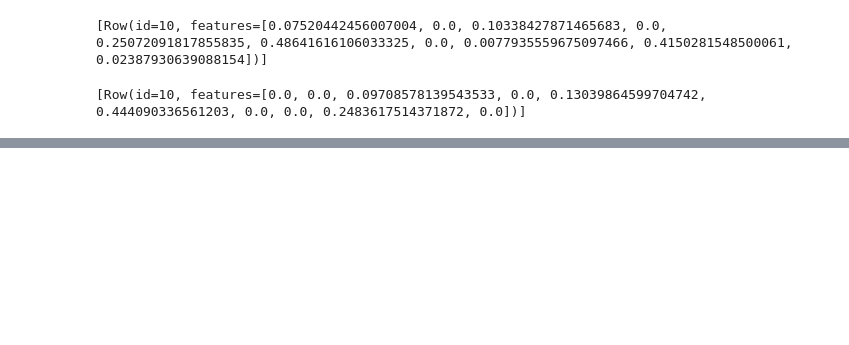
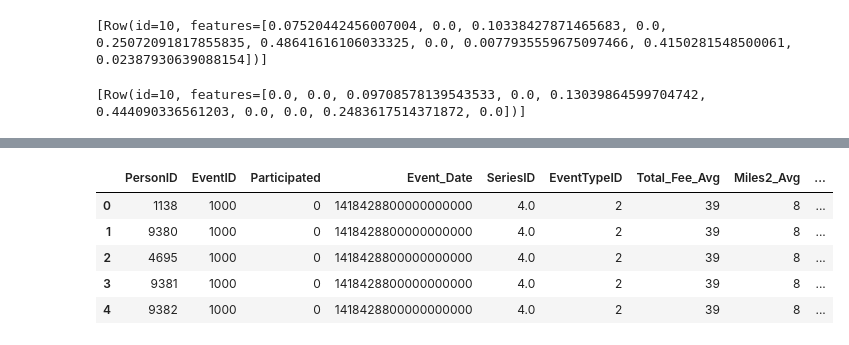
Before and after one commit to gcnuss/trailrun_participation, a Jupyter notebook: model/Model_Development-v2.ipynb, the cells around one changed output, grey strips where cells are left out. Saved outputs shown, nothing was run; the diff lists cells and outputs as text; code cells hidden in the pictures; blank space fills up the shorter version.

```diff
--- a/model/Model_Development-v2.ipynb
+++ b/model/Model_Development-v2.ipynb
@@ -593,7 +599,7 @@ def run_ALS_CV(itemCol, train_data, val_data):
 
     return cv_bestmodel, cv_trainpreds, cv_trainrmse, cv_valpreds, cv_valrmse
 # %%
-def run_ALS_TVS(itemCol, train_data, val_data):
+def run_ALS_TVS(itemCol, train_data, val_data, train_on_ones=False, predict_on_ones=False, scoring="rmse"):
 
     estimator=ALS(userCol="PersonID", itemCol=itemCol, ratingCol="Participated", nonnegative=True,
                   coldStartStrategy="drop", implicitPrefs=True)
@@ -605,14 +611,33 @@ def run_ALS_TVS(itemCol, train_data, val_data):
 
     tvs = TrainValidationSplit(estimator=estimator, estimatorParamMaps=grid, evaluator=evaluator)
 
-    tvs_model = tvs.fit(train_data)
+    if train_on_ones == True or predict_on_ones == True:
+        train_wz_pd = train_wzeros.toPandas()
+        train_nz = spark.createDataFrame(train_wz_pd[train_wz_pd['Participated'] == 1])
+        val_wz_pd = validate_wzeros.toPandas()
+        validate_nz = spark.createDataFrame(val_wz_pd[val_wz_pd['Participated'] == 1])
+        train_nz_base, validate_nz_base, test_nz_base = create_participate_matrices(
+            train_nz, validate_nz, test_nz, "EventID")
+
+    if train_on_ones == True:
+        tvs_model = tvs.fit(train_nz_base)
+    else:
+        tvs_model = tvs.fit(train_data)
+
     tvs_bestmodel = tvs_model.bestModel
 
-    print('Predictions on Training Data:')
-    tvs_trainpreds, tvs_trainrmse = predict_ALS(tvs_bestmodel, train_data)
+    if predict_on_ones == True:
+        print('Predictions on Training Data:')
+        tvs_trainpreds, tvs_trainrmse = predict_ALS(tvs_bestmodel, train_nz_base, scoring)
 
-    print('Predictions on Validation Data:')
-    tvs_valpreds, tvs_valrmse = predict_ALS(tvs_bestmodel, val_data)
+        print('Predictions on Validation Data:')
+        tvs_valpreds, tvs_valrmse = predict_ALS(tvs_bestmodel, validate_nz_base, scoring)
+    else:
+        print('Predictions on Training Data:')
+        tvs_trainpreds, tvs_trainrmse = predict_ALS(tvs_bestmodel, train_data, scoring)
+
+        print('Predictions on Validation Data:')
+        tvs_valpreds, tvs_valrmse = predict_ALS(tvs_bestmodel, val_data, scoring)
 
     return tvs_bestmodel, tvs_trainpreds, tvs_trainrmse, tvs_valpreds, tvs_valrmse
 # %%
@@ -695,0 +917,2 @@ from pyspark.mllib.tree import GradientBoostedTreesModel
+# %%
+predictions_for_gb_train = tvs_trainpreds_base.toPandas()
@@ -695,0 +947,13 @@ from pyspark.mllib.tree import GradientBoostedTreesModel
+# %%
+train_gb = pd.merge(train_wzeros_pd, predictions_for_gb_train,  how='left',
+                    left_on=['PersonID', 'EventID', 'Participated', 'Event_Date'],
+                    right_on = ['PersonID', 'EventID', 'Participated', 'Event_Date'])
+# %%
+train_gb.head()
+# %% [output]
+|  | PersonID | EventID | Participated | Event_Date | SeriesID | EventTypeID | Total_Fee_Avg | Miles2_Avg | ... |
+| 0 | 1138 | 1000 | 0 | 1418428800000000000 | 4.0 | 2 | 39 | 8 | ... |
+| 1 | 9380 | 1000 | 0 | 1418428800000000000 | 4.0 | 2 | 39 | 8 | ... |
+| 2 | 4695 | 1000 | 0 | 1418428800000000000 | 4.0 | 2 | 39 | 8 | ... |
+| 3 | 9381 | 1000 | 0 | 1418428800000000000 | 4.0 | 2 | 39 | 8 | ... |
+| 4 | 9382 | 1000 | 0 | 1418428800000000000 | 4.0 | 2 | 39 | 8 | ... |
```
Also changed, not shown: parts of 39 cells of this notebook.
